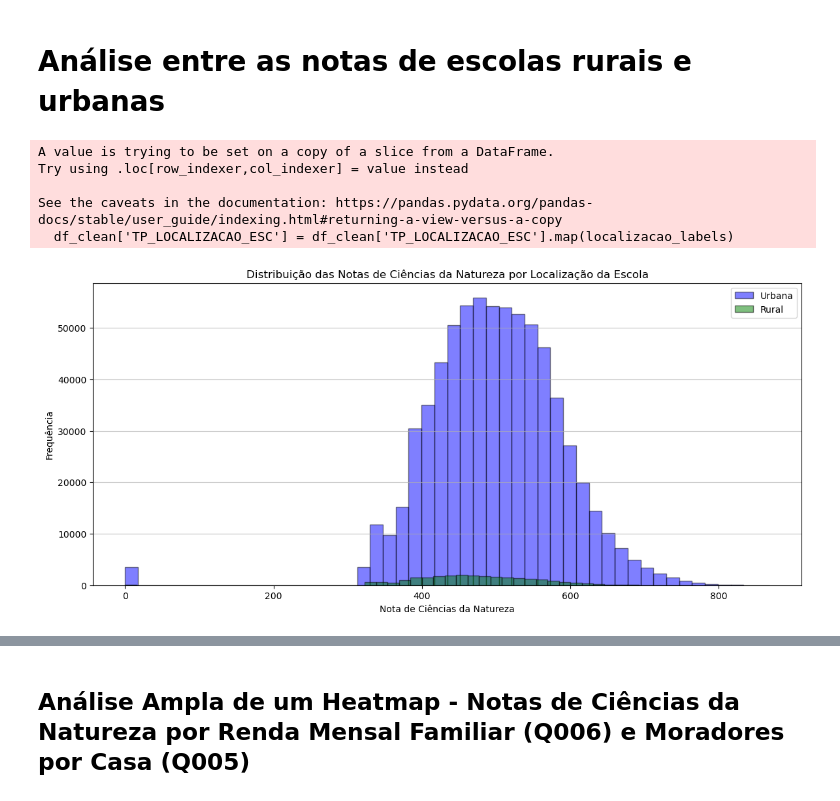
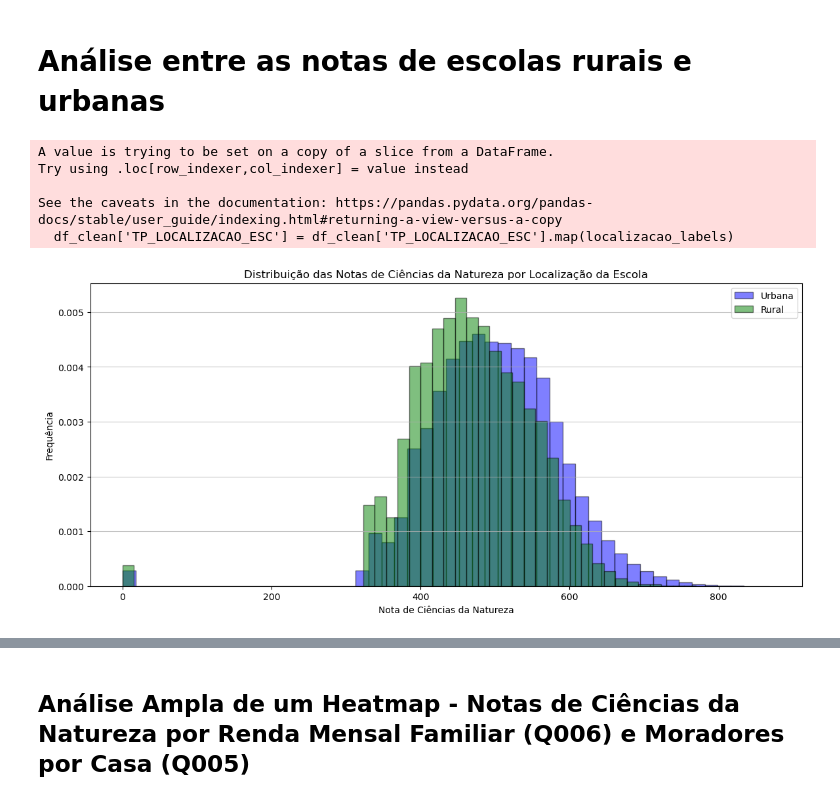
Before and after one commit to mathbelar/Projeto3, a Jupyter notebook: projeto3.ipynb, the cells around one changed output, grey strips where cells are left out. Saved outputs shown, nothing was run; the diff lists cells and outputs as text; code cells hidden in the pictures.

```diff
--- a/projeto3.ipynb
+++ b/projeto3.ipynb
@@ -228,31 +228,31 @@ KeyError: 'TP_ST_CONCLUSAO'
 # %%
 
 localizacao_labels = {
     1: 'Urbana',
     2: 'Rural'
 }
 df_clean = df_filtrado.dropna(subset=['NU_NOTA_CN', 'TP_LOCALIZACAO_ESC'])
 df_clean['TP_LOCALIZACAO_ESC'] = df_clean['TP_LOCALIZACAO_ESC'].map(localizacao_labels)
 
 
 plt.figure(figsize=(14, 6))
 
 # Histograma para escolas urbanas
-plt.hist(df_clean[df_clean['TP_LOCALIZACAO_ESC'] == 'Urbana']['NU_NOTA_CN'], bins=50, alpha=0.5, label='Urbana', color='blue', edgecolor='black')
+plt.hist(df_clean[df_clean['TP_LOCALIZACAO_ESC'] == 'Urbana']['NU_NOTA_CN'], bins=50, alpha=0.5, label='Urbana', color='blue', edgecolor='black',density= True)
 
-plt.hist(df_clean[df_clean['TP_LOCALIZACAO_ESC'] == 'Rural']['NU_NOTA_CN'], bins=50, alpha=0.5, label='Rural', color='green', edgecolor='black')
+plt.hist(df_clean[df_clean['TP_LOCALIZACAO_ESC'] == 'Rural']['NU_NOTA_CN'], bins=50, alpha=0.5, label='Rural', color='green', edgecolor='black', density= True)
 
 plt.title('Distribuição das Notas de Ciências da Natureza por Localização da Escola')
 plt.xlabel('Nota de Ciências da Natureza')
 plt.ylabel('Frequência')
 plt.legend()
 plt.grid(axis='y', alpha=0.75)
 plt.show()
 # %% [output]
 A value is trying to be set on a copy of a slice from a DataFrame.
 Try using .loc[row_indexer,col_indexer] = value instead
 
 See the caveats in the documentation: https://pandas.pydata.org/pandas-docs/stable/user_guide/indexing.html#returning-a-view-versus-a-copy
   df_clean['TP_LOCALIZACAO_ESC'] = df_clean['TP_LOCALIZACAO_ESC'].map(localizacao_labels)
-[figure, old version]
+[figure, new version]
 # %% [markdown]
```
Also changed, not shown: parts of 10 cells of this notebook.
